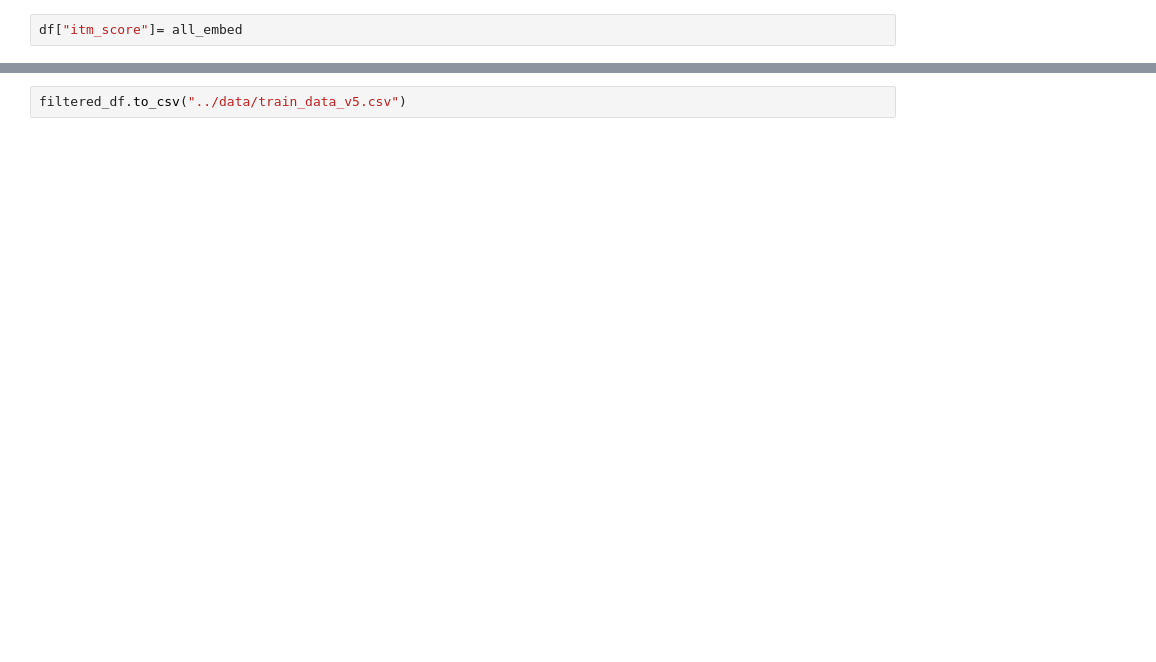
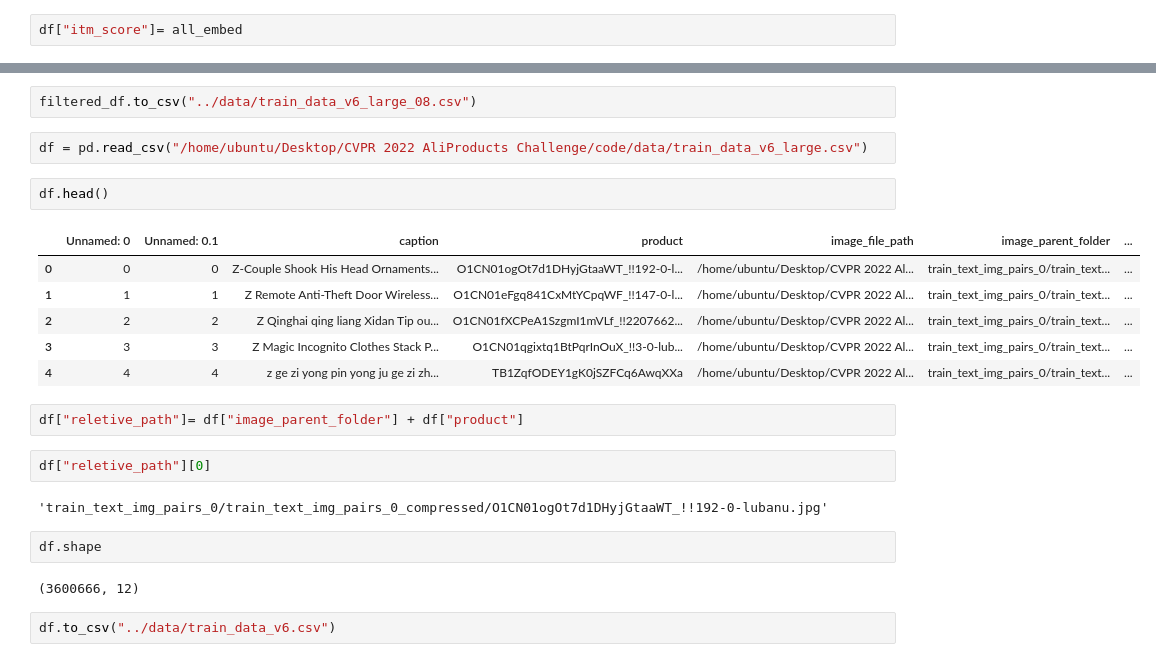
Before and after one commit to poipiii/aliproduct_challenge_cvpr2022, a Jupyter notebook: testing/test_threshold.ipynb, the cells around one changed output, grey strips where cells are left out. Saved outputs shown, nothing was run; the diff lists cells and outputs as text; blank space fills up the shorter version.

```diff
--- a/testing/test_threshold.ipynb
+++ b/testing/test_threshold.ipynb
@@ -62,2 +62,25 @@ filtered_df.shape
 # %%
-filtered_df.to_csv("../data/train_data_v5.csv")
+filtered_df.to_csv("../data/train_data_v6_large_08.csv")
+# %%
+df = pd.read_csv("/home/ubuntu/Desktop/CVPR 2022 AliProducts Challenge/code/data/train_data_v6_large.csv")
+# %%
+df.head()
+# %% [output]
+|  | Unnamed: 0 | Unnamed: 0.1 | caption | product | image_file_path | image_parent_folder | ... |
+| 0 | 0 | 0 | Z-Couple Shook His Head Ornaments... | O1CN01ogOt7d1DHyjGtaaWT_!!192-0-l... | /home/ubuntu/Desktop/CVPR 2022 Al... | train_text_img_pairs_0/train_text... | ... |
+| 1 | 1 | 1 | Z Remote Anti-Theft Door Wireless... | O1CN01eFgq841CxMtYCpqWF_!!147-0-l... | /home/ubuntu/Desktop/CVPR 2022 Al... | train_text_img_pairs_0/train_text... | ... |
+| 2 | 2 | 2 | Z Qinghai qing liang Xidan Tip ou... | O1CN01fXCPeA1SzgmI1mVLf_!!2207662... | /home/ubuntu/Desktop/CVPR 2022 Al... | train_text_img_pairs_0/train_text... | ... |
+| 3 | 3 | 3 | Z Magic Incognito Clothes Stack P... | O1CN01qgixtq1BtPqrInOuX_!!3-0-lub... | /home/ubuntu/Desktop/CVPR 2022 Al... | train_text_img_pairs_0/train_text... | ... |
+| 4 | 4 | 4 | z ge zi yong pin yong ju ge zi zh... | TB1ZqfODEY1gK0jSZFCq6AwqXXa | /home/ubuntu/Desktop/CVPR 2022 Al... | train_text_img_pairs_0/train_text... | ... |
+# %%
+df["reletive_path"]= df["image_parent_folder"] + df["product"]
+# %%
+df["reletive_path"][0]
+# %% [output]
+'train_text_img_pairs_0/train_text_img_pairs_0_compressed/O1CN01ogOt7d1DHyjGtaaWT_!!192-0-lubanu.jpg'
+# %%
+df.shape
+# %% [output]
+(3600666, 12)
+# %%
+df.to_csv("../data/train_data_v6.csv")
```
Also changed, not shown: parts of 8 cells of this notebook, 7 other files.
